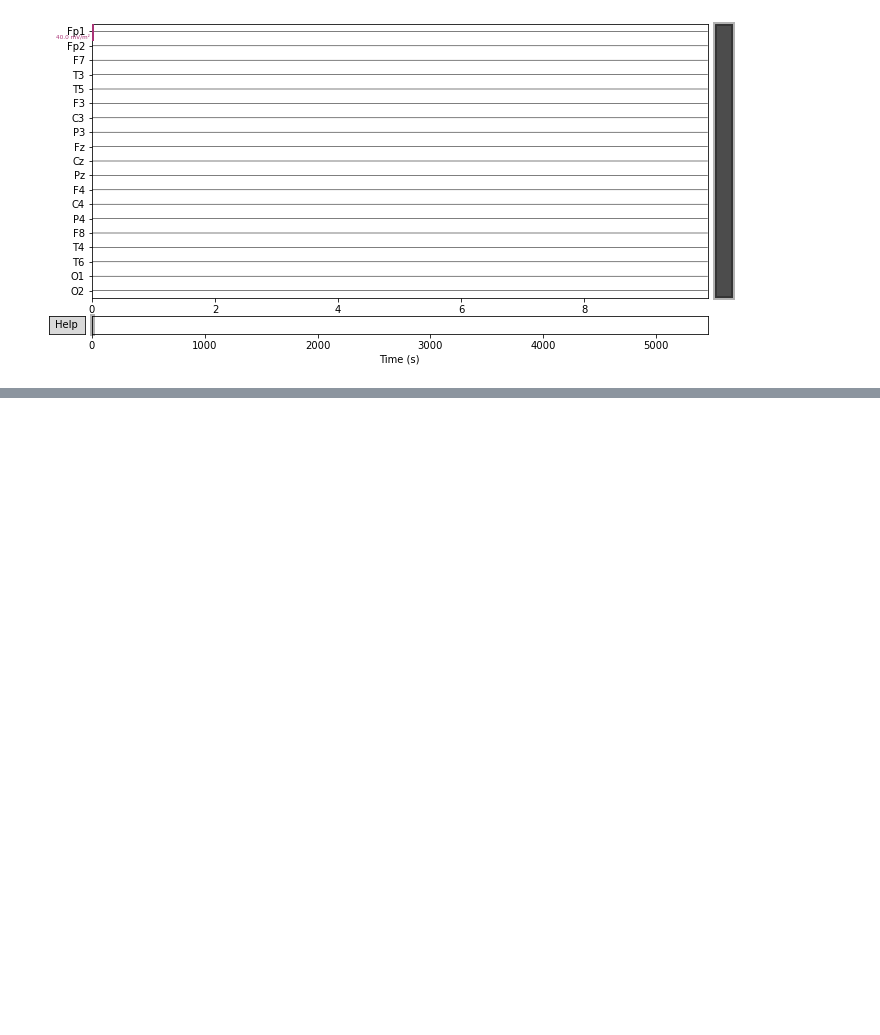
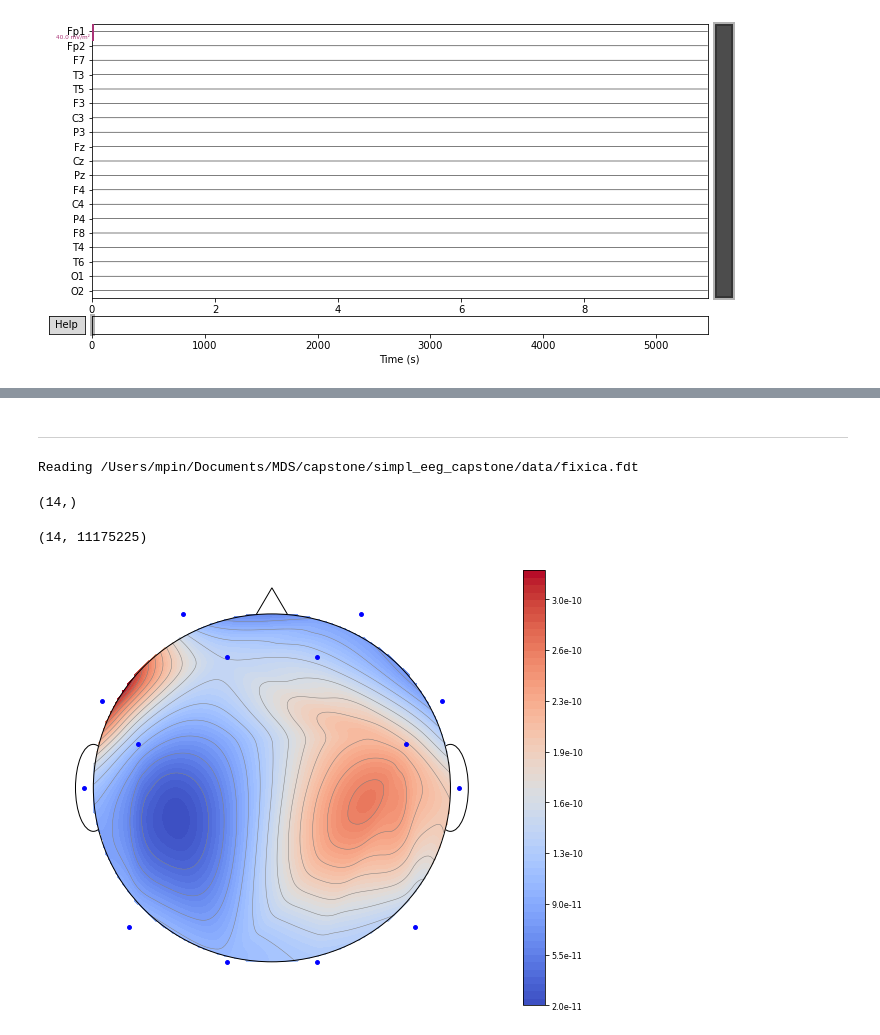
Before and after one commit to UBC-MDS/simpl_eeg_capstone, a Jupyter notebook: data_exploration/MNE_test.ipynb, the cells around one changed output, grey strips where cells are left out. Drawn from its saved outputs; the diff is of its cells as text; code cells hidden in the pictures; blank space fills up the shorter version.

```diff
--- a/data_exploration/MNE_test.ipynb
+++ b/data_exploration/MNE_test.ipynb
@@ -104,0 +196,10 @@ Origin device coordinates:    6251.9 -21021.8 8661.2 mm
+# %%
+biosemi_montage = mne.channels.make_standard_montage('biosemi32')
+n_channels = len(biosemi_montage.ch_names)
+fake_info = mne.create_info(ch_names=biosemi_montage.ch_names, sfreq=250.,
+                            ch_types='eeg')
+
+rng = np.random.RandomState(0)
+data = rng.normal(size=(n_channels, 1)) * 1e-6
+fake_evoked = mne.EvokedArray(data, fake_info)
+fake_evoked.set_montage(biosemi_montage)
@@ -104,0 +246,12 @@ Origin device coordinates:    6251.9 -21021.8 8661.2 mm
+# %%
+fig, ax = plt.subplots(ncols=2, figsize=(8, 4), gridspec_kw=dict(top=0.9),
+                       sharex=True, sharey=True)
+
+mne.viz.plot_topomap(fake_evoked.data[:, 0], fake_evoked.info, axes=ax[0],
+                     show=False)
+mne.viz.plot_topomap(fake_evoked.data[:, 0], fake_evoked.info, axes=ax[1],
+                     show=False, sphere=(x, y, z, radius))
+
+# add titles
+ax[0].set_title('MNE', fontweight='bold')
+ax[1].set_title('EEGLAB', fontweight='bold')
@@ -104,0 +267,2 @@ Origin device coordinates:    6251.9 -21021.8 8661.2 mm
+# %% [markdown]
+--------------
@@ -104,0 +374,29 @@ Origin device coordinates:    6251.9 -21021.8 8661.2 mm
+# %%
+import mne
+import matplotlib.pyplot as plt
+#from topograph import get_psds, plot_topomap
+
+
+#data = mne.io.read_raw_edf('1.edf')
+data = mne.io.read_raw_eeglab('../data/fixica.set')
+raw_data = data.get_data()
+# %% [output]
+Reading /Users/mpin/Documents/MDS/capstone/simpl_eeg_capstone/data/fixica.fdt
+# %%
+ch_data = raw_data[2:16,:]
+pwrs, _ = get_psds(ch_data)
+# %%
+pwrs.shape
+# %% [output]
+(14,)
+# %%
+ch_data.shape
+# %% [output]
+(14, 11175225)
+# %%
+fig, ax = plt.subplots(figsize=(10,8))
+plot_topomap(pwrs, ax, fig)
+plt.show()
+#fig.savefig("topograph.png", bbox_inches='tight')
+# %% [output]
+[figure, added]
```
Also changed, not shown: parts of 22 cells of this notebook.
